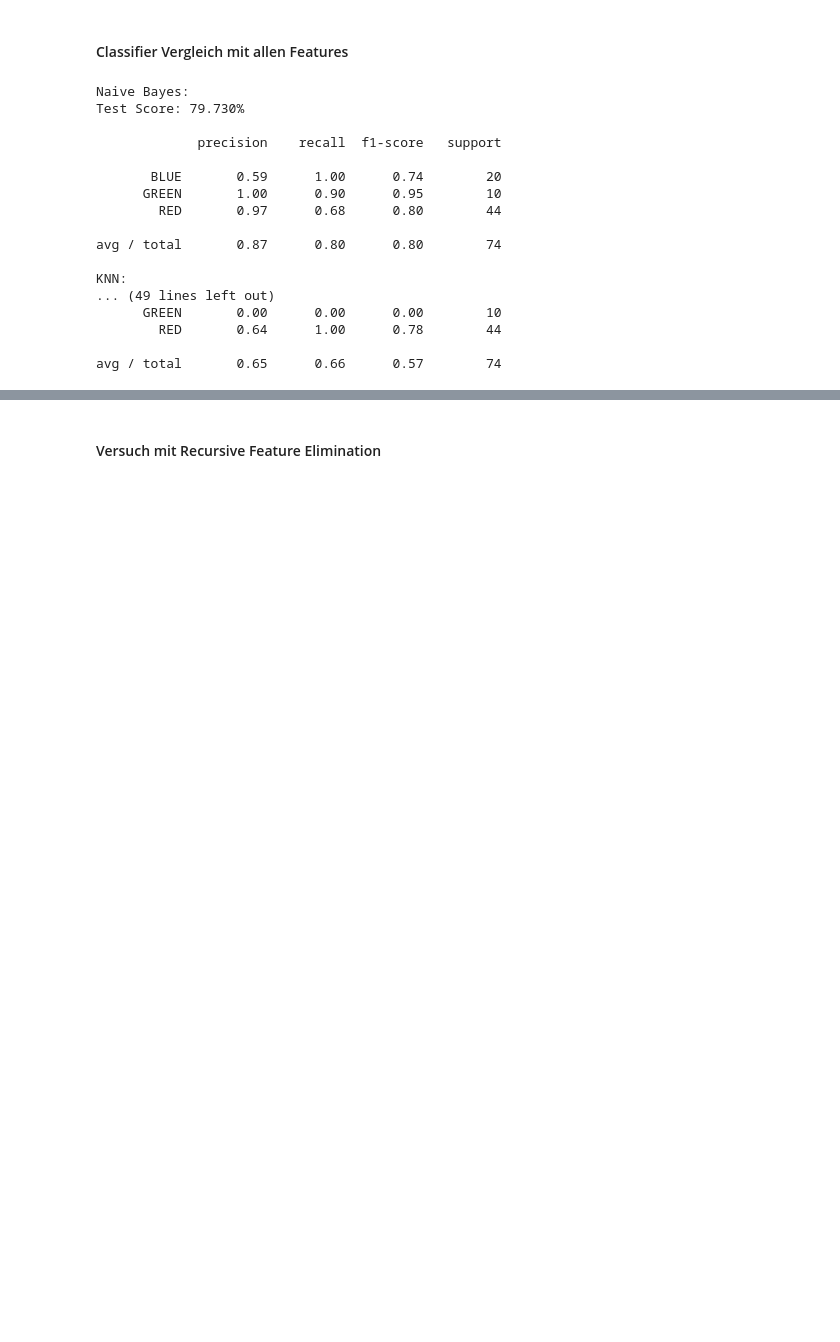
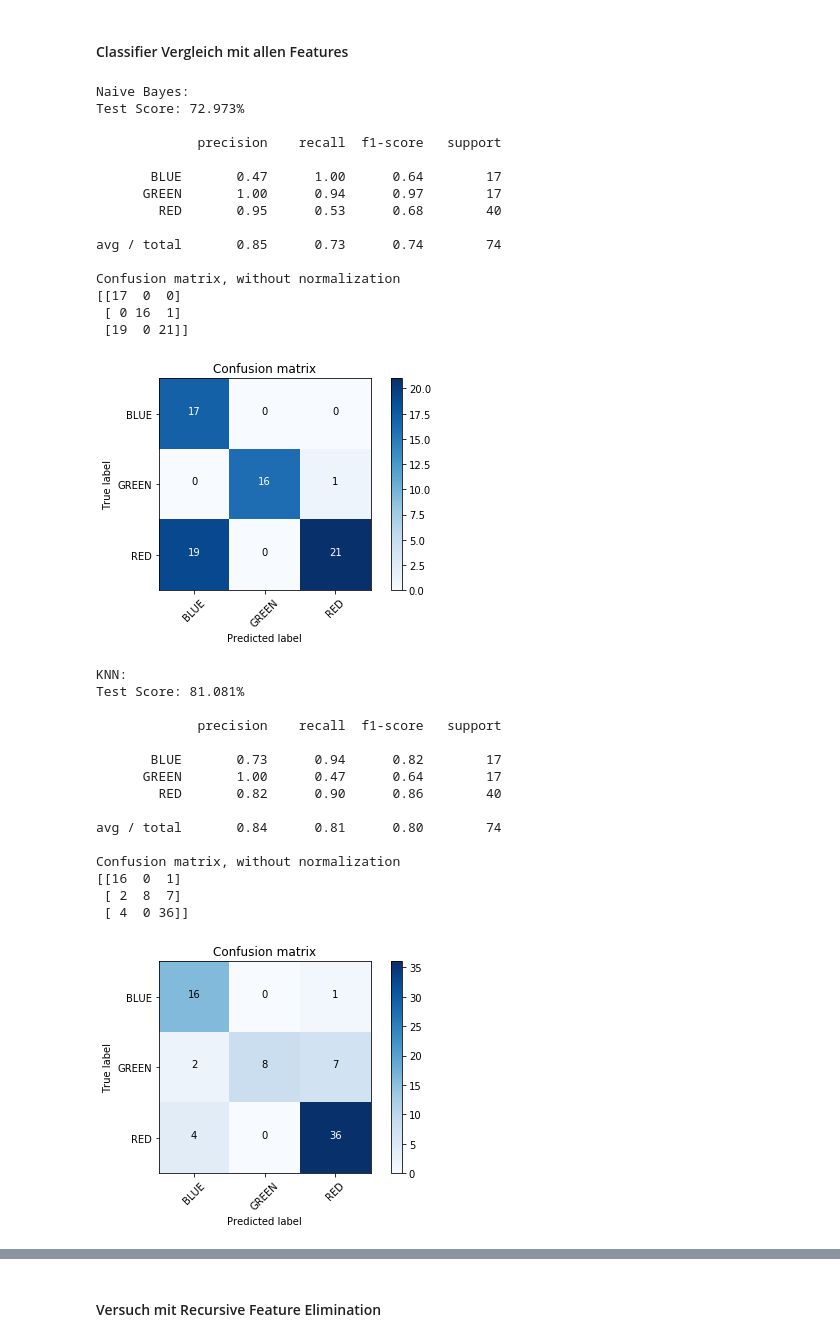
Before and after one commit to olihofmann/Product-Categorization, a Jupyter notebook: Code/04_Product_Classification_Supervised.ipynb, the cells around one changed output, grey strips where cells are left out. Drawn from its saved outputs; the diff is of its cells as text; code cells hidden in the pictures; blank space fills up the shorter version.

Commit message:
Add Confusion Matrix

```diff
--- a/Code/04_Product_Classification_Supervised.ipynb
+++ b/Code/04_Product_Classification_Supervised.ipynb
@@ -38,35 +73,59 @@ X_train, X_test, y_train, y_test = train_test_split(data, labels, test_size=0.33
 # %%
 names = ["Naive Bayes",
          "KNN",
          "Random Forest",
          "Decision Tree",
          "Linear SVM",
          "RBF SVM"]
 
-
-
+classifiers = [GaussianNB(),
+               KNeighborsClassifier(n_neighbors=3),
+               RandomForestClassifier(random_state=0, max_depth=3),
+               DecisionTreeClassifier(max_depth=3),
+               SVC(kernel="linear", C=0.025),
+               SVC(gamma=2, C=1)]
 
 for name, clf in zip(names, classifiers):
     clf_model = clf.fit(X_train, y_train)
     clf_pred = clf.predict(X_test)
     print(f"{name}:")
     print("Test Score: {:.3%}\n".format(clf_model.score(X_test, y_test)))
     print(classification_report(y_test, clf_pred))
+
+    cnf_matrix = confusion_matrix(y_test, clf_pred)
+    plt.figure()
+    plot_confusion_matrix(cnf_matrix, np.unique(labels))
+    plt.show()
 # %% [output]
 Naive Bayes:
-Test Score: 79.730%
+Test Score: 72.973%
 
              precision    recall  f1-score   support
 
-       BLUE       0.59      1.00      0.74        20
-      GREEN       1.00      0.90      0.95        10
-        RED       0.97      0.68      0.80        44
+       BLUE       0.47      1.00      0.64        17
+      GREEN       1.00      0.94      0.97        17
+        RED       0.95      0.53      0.68        40
 
-avg / total       0.87      0.80      0.80        74
+avg / total       0.85      0.73      0.74        74
 
-KNN:
-... (49 lines left out)
-      GREEN       0.00      0.00      0.00        10
-        RED       0.64      1.00      0.78        44
-
-avg / total       0.65      0.66      0.57        74
+Confusion matrix, without normalization
+[[17  0  0]
+ [ 0 16  1]
+ [19  0 21]]
+[figure, added]
+KNN:
+Test Score: 81.081%
+
+             precision    recall  f1-score   support
+
+       BLUE       0.73      0.94      0.82        17
+      GREEN       1.00      0.47      0.64        17
+        RED       0.82      0.90      0.86        40
+
+avg / total       0.84      0.81      0.80        74
+
+Confusion matrix, without normalization
+[[16  0  1]
+ [ 2  8  7]
+ [ 4  0 36]]
+[figure, added]
```
Also changed, not shown: parts of 4 cells of this notebook.
